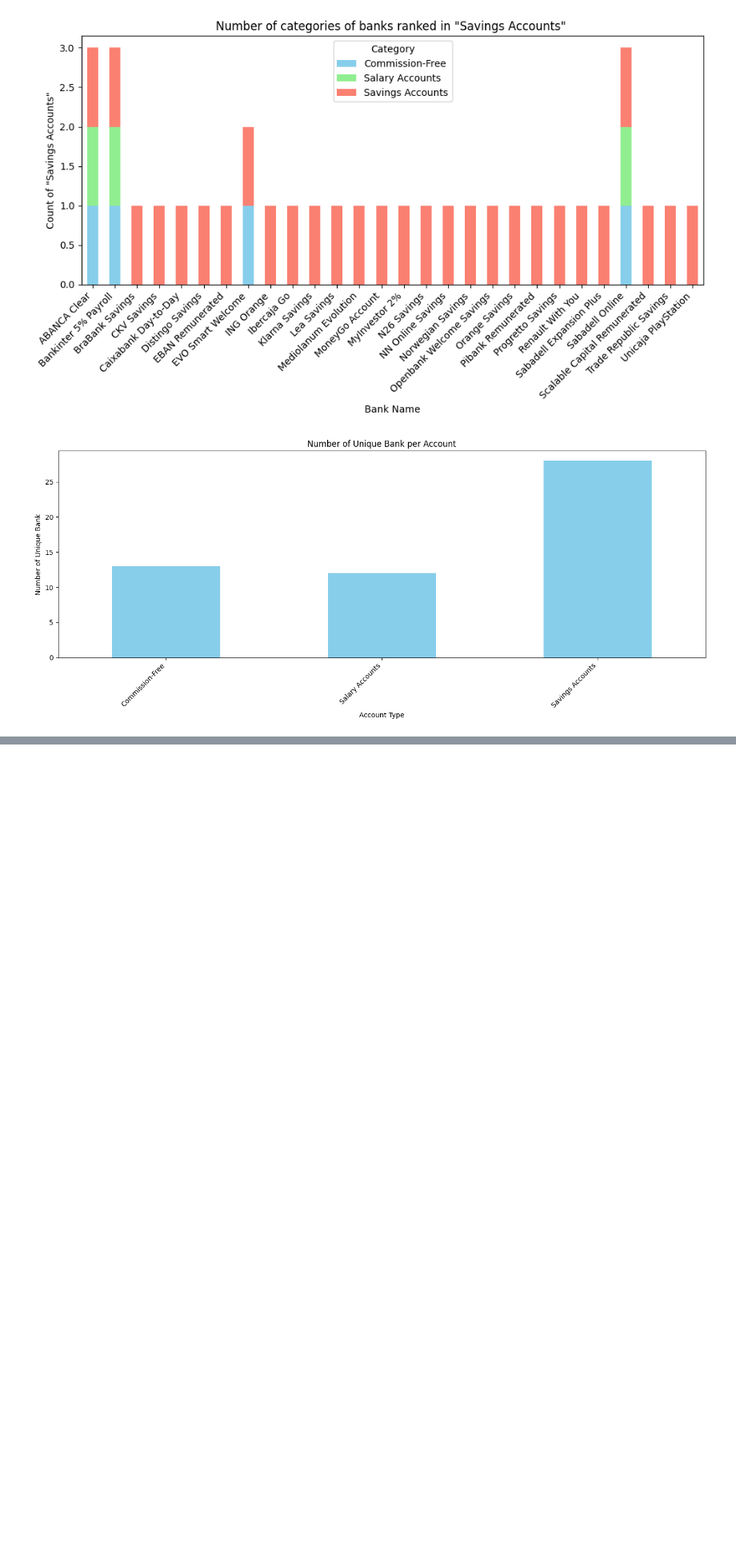
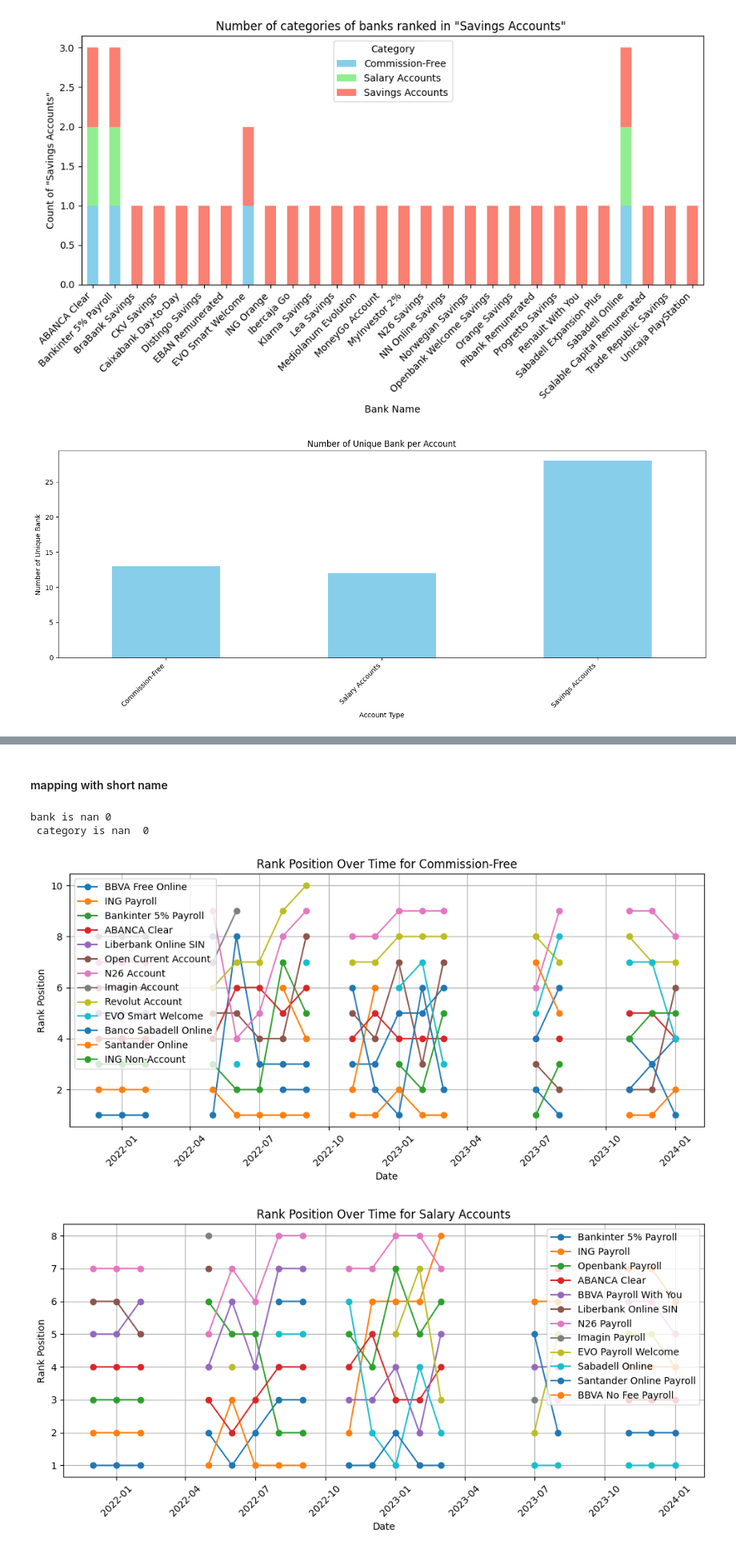
Before and after one commit to agbennett-bse/deloitte_digital_banking, a Jupyter notebook: deloitte_digital_banking/rank-position.ipynb, the cells around one changed output, grey strips where cells are left out. Shown at 80% size. Drawn from its saved outputs; the diff is of its cells as text; code cells hidden in the pictures; blank space fills up the shorter version.

```diff
--- a/deloitte_digital_banking/rank-position.ipynb
+++ b/deloitte_digital_banking/rank-position.ipynb
@@ -296,0 +316,7 @@ plt.show()
+# %%
+transformed_df = pd.melt(df, id_vars=['Category', 'Bank Name'], var_name='Date', value_name='Rank')
+transformed_df['Date'] = pd.to_datetime(transformed_df['Date'])
+
+transformed_df['Rank'] = pd.to_numeric(transformed_df['Rank'], errors='coerce').apply(lambda x : int(x) if not np.isnan(x) else np.nan)
+
+print(transformed_df.head())
@@ -296,0 +404,46 @@ plt.show()
+# %% [markdown]
+#### mapping with short name
+# %%
+rank_category_translation = {
+    "Best Comission-Free Accounts (Helmycash)": "Commission-Free",
+    "Best Salary Accounts (Helmycash)": "Salary Accounts",
+    "Best Savings Accounts (Helpmycash)": "Savings Accounts"
+}
+
+combined_df = transformed_df
+
+combined_df['Category'] = combined_df['Category'].str.strip()
+combined_df['Bank Name'] = combined_df['Bank Name'].str.strip()
+
+combined_df['Category'] = combined_df['Category'].map(rank_category_translation)
+combined_df['Bank Name'] = combined_df['Bank Name'].map(bank_product_translation )
+print(f'bank is nan {combined_df['Bank Name'].isna().sum()} \n category is nan  {combined_df['Category'].isna().sum()}')
+# %% [output]
+bank is nan 0
+ category is nan  0
+# %%
+transformed_df = combined_df
+# %%
+# Get unique categories
+unique_categories = transformed_df['Category'].unique()
+
+# Create plots for each category
+for category in unique_categories:
+    category_data = transformed_df[transformed_df['Category'] == category]
+
+    plt.figure(figsize=(10, 5))
+    for bank in category_data['Bank Name'].unique():
+        bank_data = category_data[category_data['Bank Name'] == bank]
+        plt.plot(bank_data['Date'], bank_data['Rank'], marker='o', linestyle='-', label=bank)
+
+    plt.title(f'Rank Position Over Time for {category}')
+    plt.xlabel('Date')
+    plt.ylabel('Rank Position')
+    plt.legend()
+    plt.grid(True)
+    plt.xticks(rotation=45)
+    plt.tight_layout()
+    plt.show()
+# %% [output]
+[figure, added]
+[figure, added]
```
Also changed, not shown: parts of 11 cells of this notebook, 2 other files.
